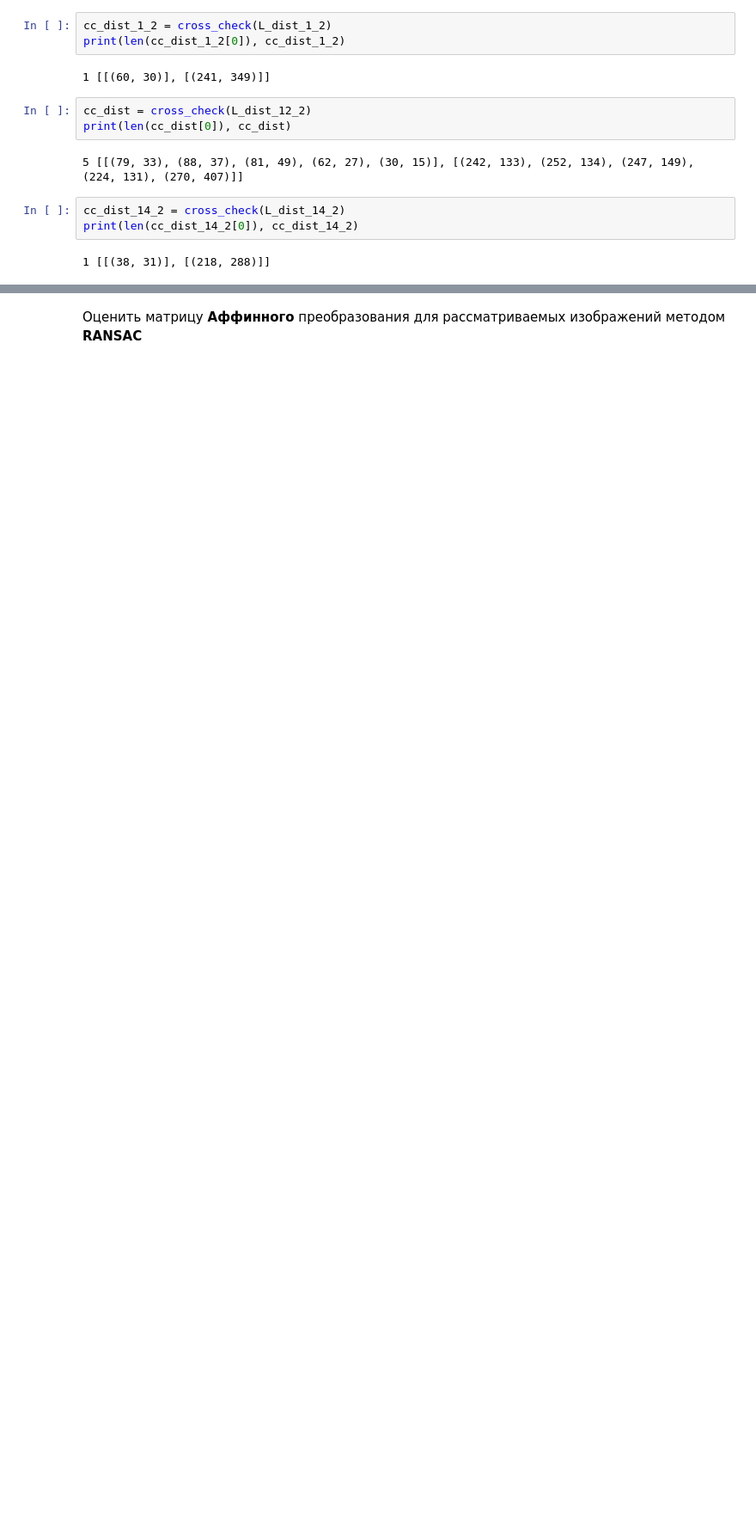
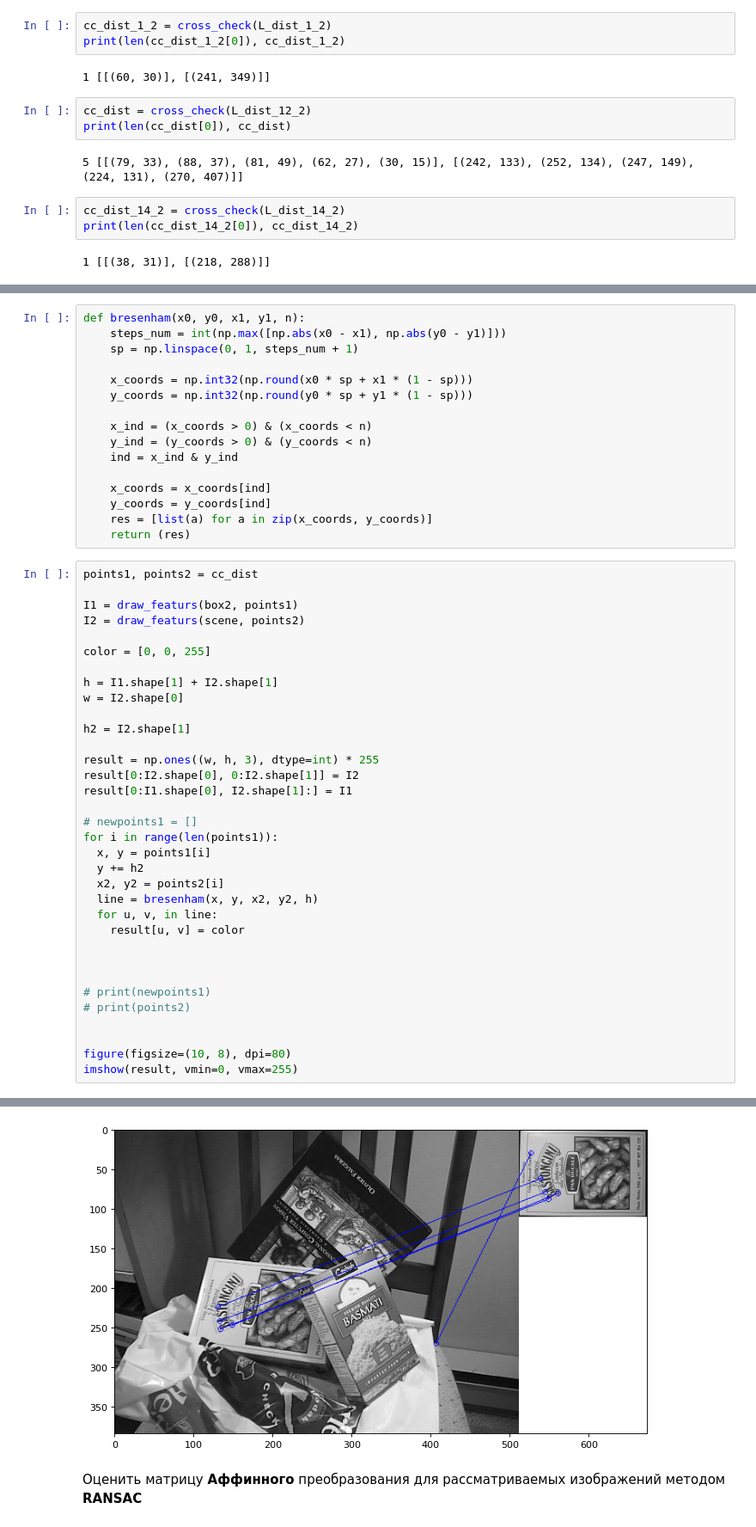
Before and after one commit to djhsgfjk/computer_vision, a Jupyter notebook: Lab_6_Локализация_объекта_по_ключевым_точкам.ipynb, the cells around one changed output, grey strips where cells are left out. Shown at 86% size. Cells and saved outputs as stored; diff of their text form; blank space fills up the shorter version.

```diff
--- a/Lab_6_Локализация_объекта_по_ключевым_точкам.ipynb
+++ b/Lab_6_Локализация_объекта_по_ключевым_точкам.ipynb
@@ -681,0 +673,51 @@ imshow(res2, vmin=0, vmax=255)
+# %%
+def bresenham(x0, y0, x1, y1, n):
+    steps_num = int(np.max([np.abs(x0 - x1), np.abs(y0 - y1)]))
+    sp = np.linspace(0, 1, steps_num + 1)
+
+    x_coords = np.int32(np.round(x0 * sp + x1 * (1 - sp)))
+    y_coords = np.int32(np.round(y0 * sp + y1 * (1 - sp)))
+
+    x_ind = (x_coords > 0) & (x_coords < n)
+    y_ind = (y_coords > 0) & (y_coords < n)
+    ind = x_ind & y_ind
+
+    x_coords = x_coords[ind]
+    y_coords = y_coords[ind]
+    res = [list(a) for a in zip(x_coords, y_coords)]
+    return (res)
+# %%
+points1, points2 = cc_dist
+
+I1 = draw_featurs(box2, points1)
+I2 = draw_featurs(scene, points2)
+
+color = [0, 0, 255]
+
+h = I1.shape[1] + I2.shape[1]
+w = I2.shape[0]
+
+h2 = I2.shape[1]
+
+result = np.ones((w, h, 3), dtype=int) * 255
+result[0:I2.shape[0], 0:I2.shape[1]] = I2
+result[0:I1.shape[0], I2.shape[1]:] = I1
+
+# newpoints1 = []
+for i in range(len(points1)):
+  x, y = points1[i]
+  y += h2
+  x2, y2 = points2[i]
+  line = bresenham(x, y, x2, y2, h)
+  for u, v, in line:
+    result[u, v] = color
+
+
+
+# print(newpoints1)
+# print(points2)
+
+
+figure(figsize=(10, 8), dpi=80)
+imshow(result, vmin=0, vmax=255)
+# %% [output]
@@ -682,3 +725,4 @@ imshow(res2, vmin=0, vmax=255)
+[figure, added]
 # %% [markdown]
 Оценить матрицу **Аффинного** преобразования для рассматриваемых изображений методом **RANSAC**
 # %%
```
Also changed, not shown: parts of 4 cells of this notebook.
